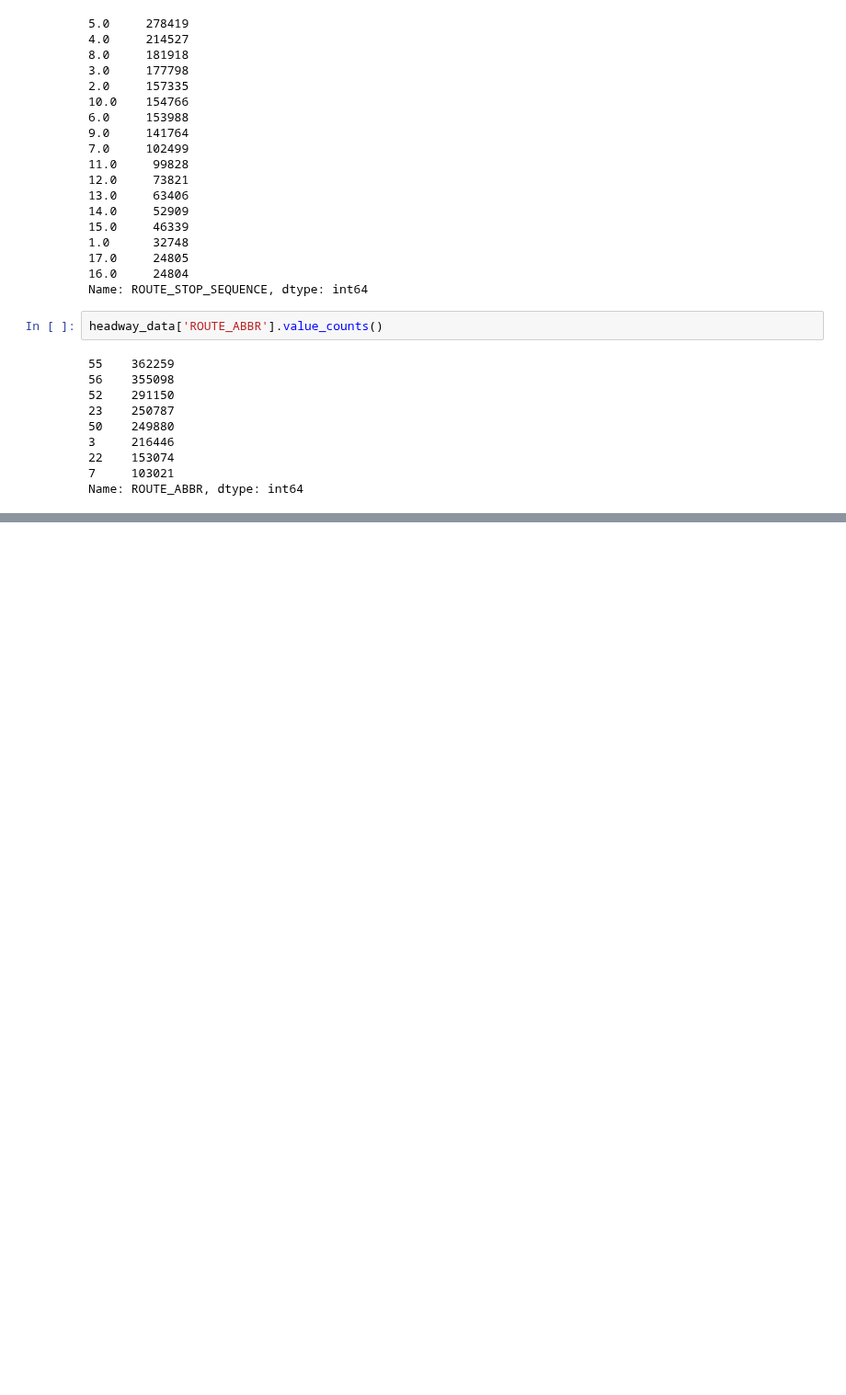
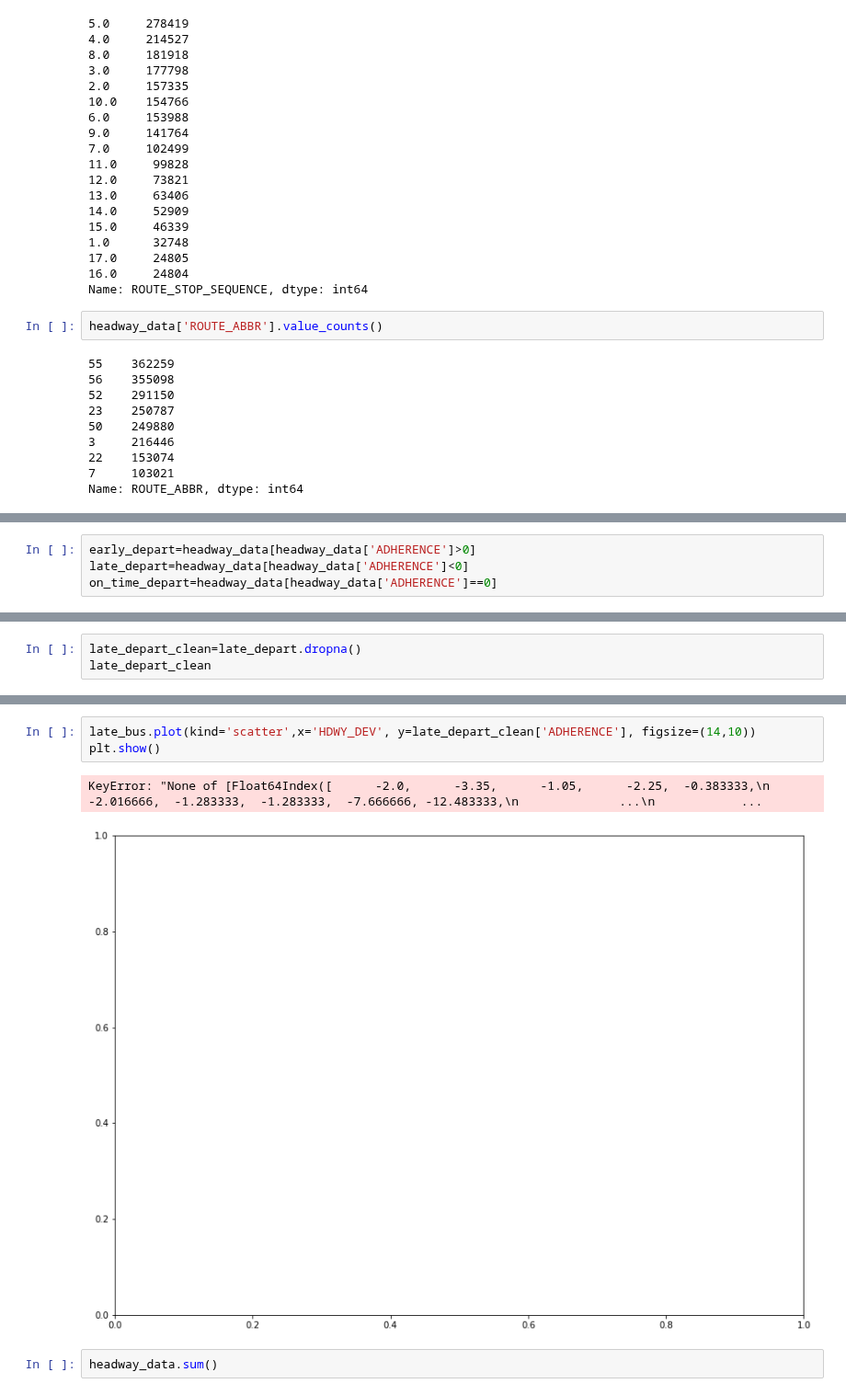
Before and after one commit to NSS-Data-Analytics-Cohort-7/wego-grumpy-concat, a Jupyter notebook: notebooks/grumpy_concat_wego.ipynb, the cells around one changed output, grey strips where cells are left out. Shown at 92% size. Cells and saved outputs as stored; diff of their text form; blank space fills up the shorter version.

```diff
--- a/notebooks/grumpy_concat_wego.ipynb
+++ b/notebooks/grumpy_concat_wego.ipynb
@@ -461,0 +402,4 @@ on_time
+# %%
+early_depart=headway_data[headway_data['ADHERENCE']>0]
+late_depart=headway_data[headway_data['ADHERENCE']<0]
+on_time_depart=headway_data[headway_data['ADHERENCE']==0]
@@ -461,0 +533,3 @@ on_time
+# %%
+late_depart_clean=late_depart.dropna()
+late_depart_clean
@@ -461,0 +567,8 @@ on_time
+# %%
+late_bus.plot(kind='scatter',x='HDWY_DEV', y=late_depart_clean['ADHERENCE'], figsize=(14,10))
+plt.show()
+# %% [output]
+KeyError: "None of [Float64Index([      -2.0,      -3.35,      -1.05,      -2.25,  -0.383333,\n               -2.016666,  -1.283333,  -1.283333,  -7.666666, -12.483333,\n              ...\n            ...
+[figure, added]
+# %%
+headway_data.sum()
```
Also changed, not shown: parts of 35 cells of this notebook.
